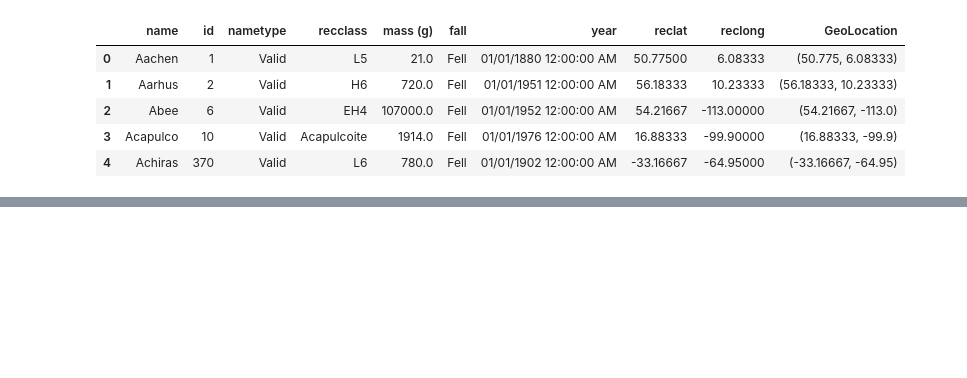
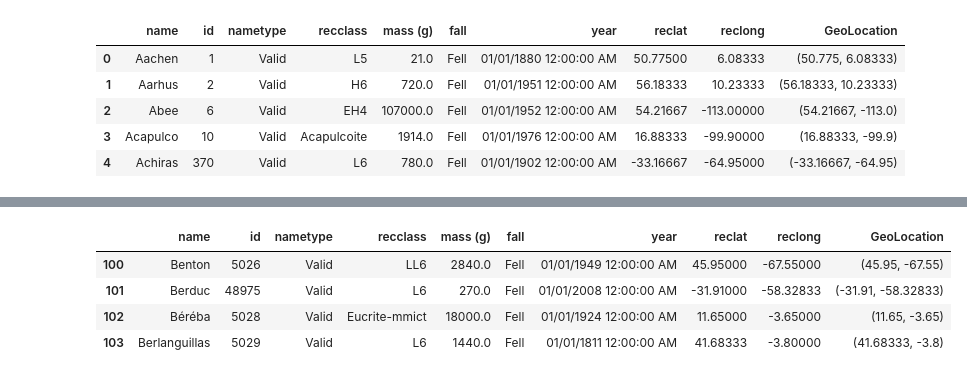
Before and after one commit to captainplanet11/pandas_workshop, a Jupyter notebook: getting_started_with_pandas.ipynb, the cells around one changed output, grey strips where cells are left out. Saved outputs shown, nothing was run; the diff lists cells and outputs as text; code cells hidden in the pictures; blank space fills up the shorter version.

```diff
--- a/getting_started_with_pandas.ipynb
+++ b/getting_started_with_pandas.ipynb
@@ -11,0 +110,8 @@ meteorite.head()
+# %%
+meteorite[100:104]
+# %% [output]
+|  | name | id | nametype | recclass | mass (g) | fall | year | reclat | reclong | GeoLocation |
+| 100 | Benton | 5026 | Valid | LL6 | 2840.0 | Fell | 01/01/1949 12:00:00 AM | 45.95000 | -67.55000 | (45.95, -67.55) |
+| 101 | Berduc | 48975 | Valid | L6 | 270.0 | Fell | 01/01/2008 12:00:00 AM | -31.91000 | -58.32833 | (-31.91, -58.32833) |
+| 102 | Béréba | 5028 | Valid | Eucrite-mmict | 18000.0 | Fell | 01/01/1924 12:00:00 AM | 11.65000 | -3.65000 | (11.65, -3.65) |
+| 103 | Berlanguillas | 5029 | Valid | L6 | 1440.0 | Fell | 01/01/1811 12:00:00 AM | 41.68333 | -3.80000 | (41.68333, -3.8) |
```
Also changed, not shown: parts of 18 cells of this notebook.
